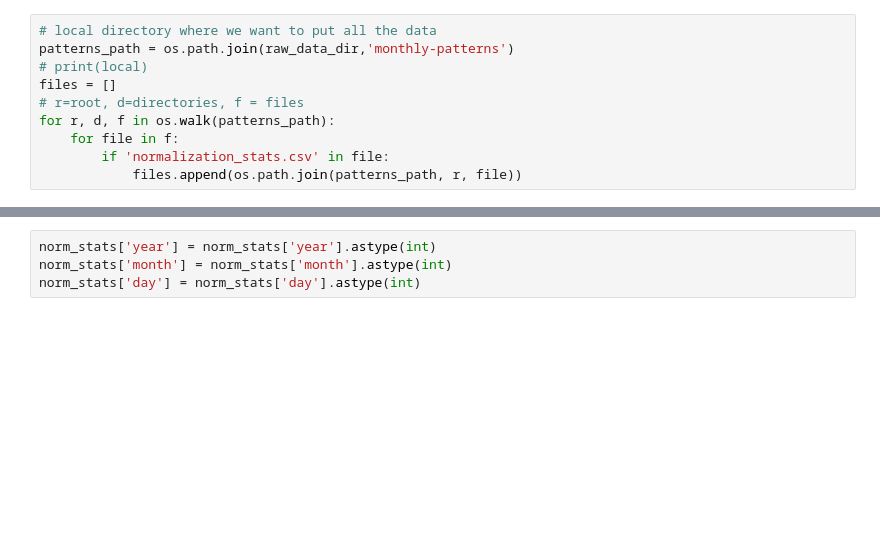
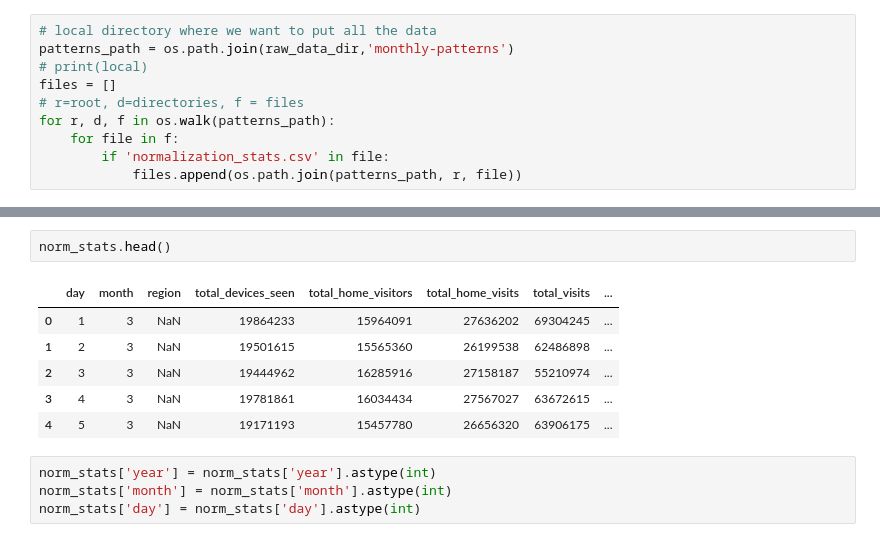
Before and after one commit to hkronenb/HK_DATS_Practicum, a Jupyter notebook: notebooks/PhillyPatternsNormalization.ipynb, the cells around one changed output, grey strips where cells are left out. Cells and saved outputs as stored; diff of their text form; blank space fills up the shorter version.

```diff
--- a/notebooks/PhillyPatternsNormalization.ipynb
+++ b/notebooks/PhillyPatternsNormalization.ipynb
@@ -52,3 +75,12 @@ norm_stats = pd.concat([pd.read_csv(file) for file in files])
+# %%
+norm_stats.head()
+# %% [output]
+|  | day | month | region | total_devices_seen | total_home_visitors | total_home_visits | total_visits | ... |
+| 0 | 1 | 3 | NaN | 19864233 | 15964091 | 27636202 | 69304245 | ... |
+| 1 | 2 | 3 | NaN | 19501615 | 15565360 | 26199538 | 62486898 | ... |
+| 2 | 3 | 3 | NaN | 19444962 | 16285916 | 27158187 | 55210974 | ... |
+| 3 | 4 | 3 | NaN | 19781861 | 16034434 | 27567027 | 63672615 | ... |
+| 4 | 5 | 3 | NaN | 19171193 | 15457780 | 26656320 | 63906175 | ... |
 # %%
 norm_stats['year'] = norm_stats['year'].astype(int)
 norm_stats['month'] = norm_stats['month'].astype(int)
```
Also changed, not shown: parts of 27 cells of this notebook, 1 other file.
